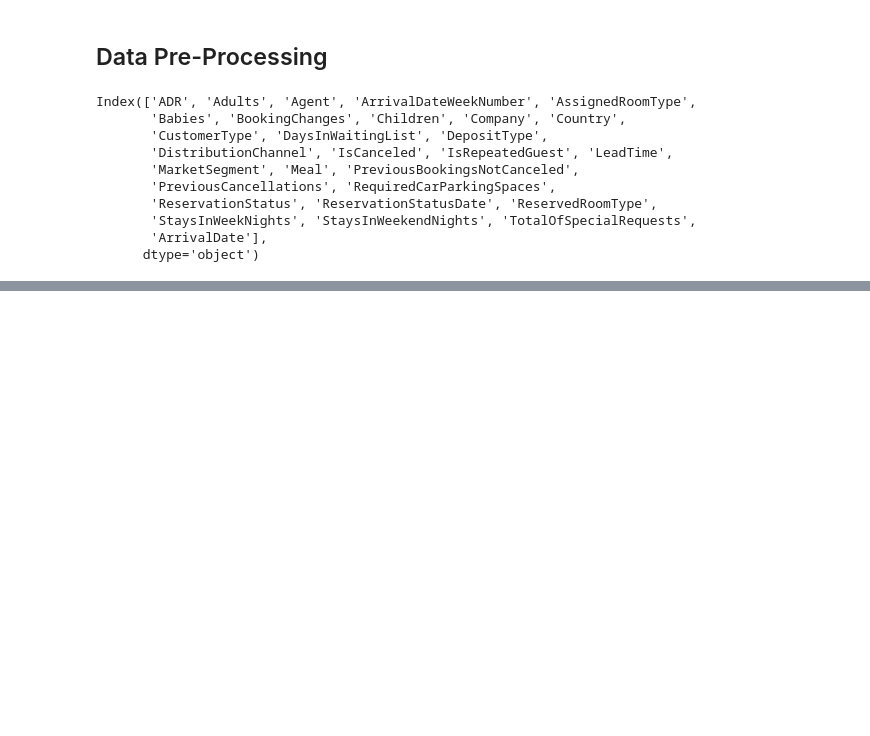
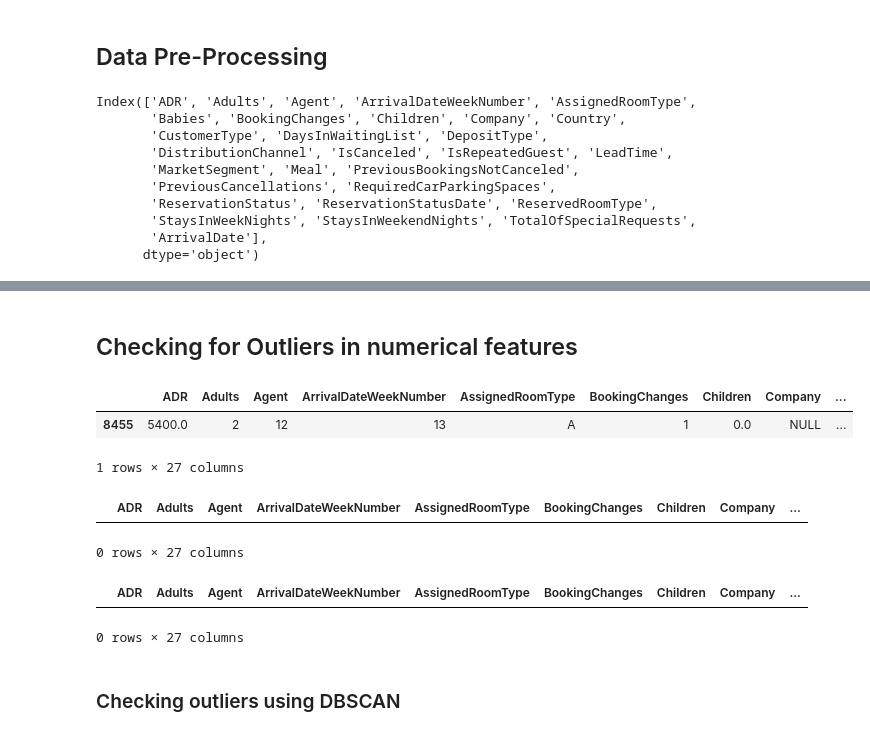
Before and after one commit to diogobulhosa/BC2, a Jupyter notebook: scripts/BC2-Notebook.ipynb, the cells around one changed output, grey strips where cells are left out. Drawn from its saved outputs; the diff is of its cells as text; code cells hidden in the pictures; blank space fills up the shorter version.

```diff
--- a/scripts/BC2-Notebook.ipynb
+++ b/scripts/BC2-Notebook.ipynb
@@ -197,0 +270,20 @@ plt.show()
+# %% [markdown]
+## Checking for Outliers in numerical features
+# %%
+df[df['ADR'] > 4000]
+# %% [output]
+|  | ADR | Adults | Agent | ArrivalDateWeekNumber | AssignedRoomType | BookingChanges | Children | Company | ... |
+| 8455 | 5400.0 | 2 | 12 | 13 | A | 1 | 0.0 | NULL | ... |
+1 rows × 27 columns
+# %%
+df[(df['ReservationStatus'] == 'Canceled') & (df['ReservationStatusDate'] > df['ArrivalDate'])]
+# %% [output]
+|  | ADR | Adults | Agent | ArrivalDateWeekNumber | AssignedRoomType | BookingChanges | Children | Company | ... |
+0 rows × 27 columns
+# %%
+df[(df['ReservationStatus'] == 'No-Show') & (df['ReservationStatusDate'] < df['ArrivalDate'])]
+# %% [output]
+|  | ADR | Adults | Agent | ArrivalDateWeekNumber | AssignedRoomType | BookingChanges | Children | Company | ... |
+0 rows × 27 columns
+# %% [markdown]
+### Checking outliers using DBSCAN
```
Also changed, not shown: parts of 22 cells of this notebook.
